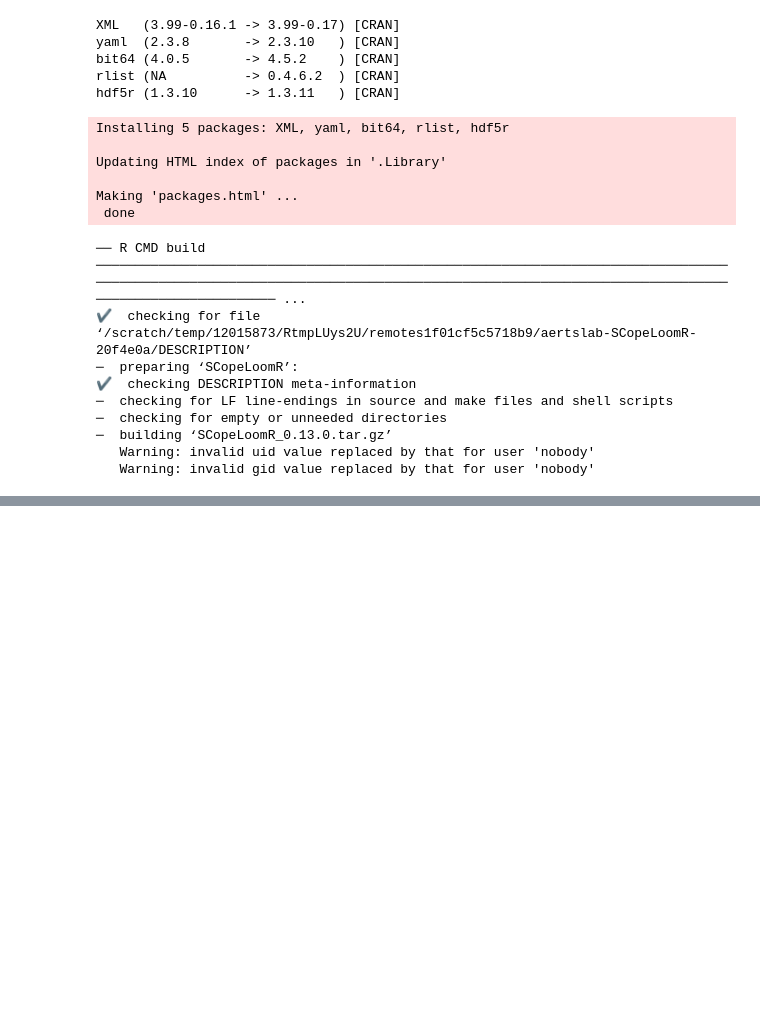
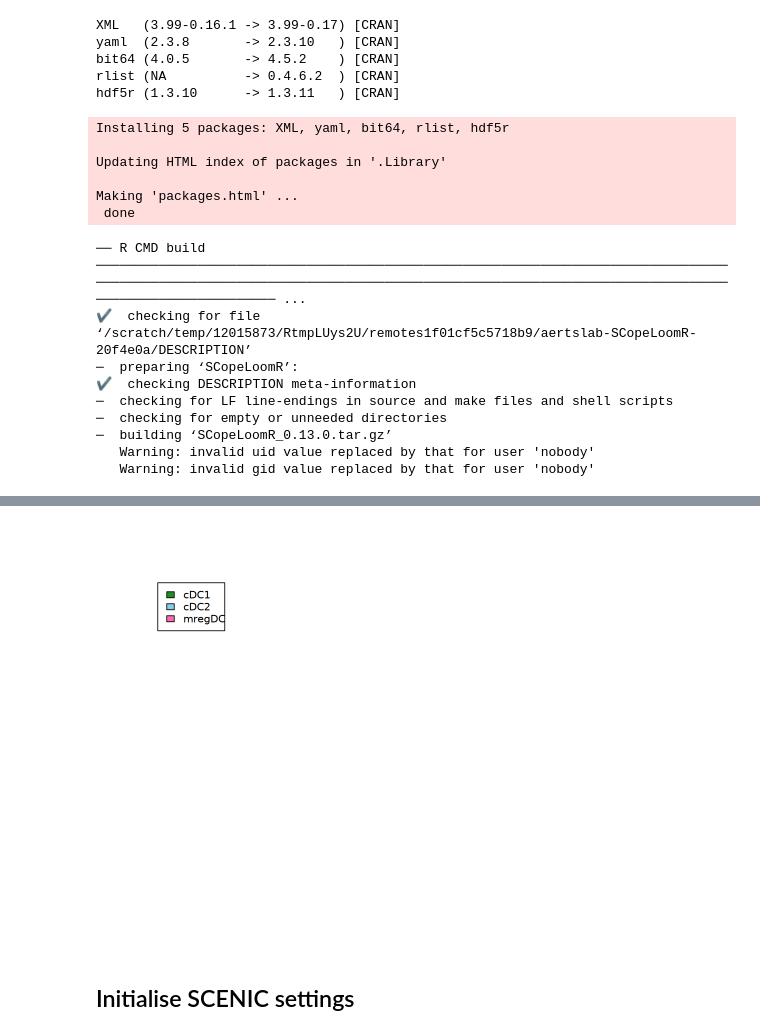
Before and after one commit to tuonglab/Nikita-project, a Jupyter notebook: notebooks/2024-12-20_SCENIC-R.ipynb, the cells around one changed output, grey strips where cells are left out. Cells and saved outputs as stored; diff of their text form; code cells hidden in the pictures; blank space fills up the shorter version.

```diff
--- a/notebooks/2024-12-20_SCENIC-R.ipynb
+++ b/notebooks/2024-12-20_SCENIC-R.ipynb
@@ -285,0 +291,7 @@ dbFiles <- c("https://resources.aertslab.org/cistarget/databases/homo_sapiens/hg
+# %%
+loom <- open_loom("SCENIC-DC-loom.loom")
+exprMat <- get_dgem(loom)
+cellInfo <- get_cell_annotation(loom)
+close_loom(loom)
+
+dim(exprMat)
@@ -285,0 +300,3 @@ dbFiles <- c("https://resources.aertslab.org/cistarget/databases/homo_sapiens/hg
+# %%
+cellInfo$nGene <- colSums(exprMat>0)
+head(cellInfo)
@@ -285,0 +313,3 @@ dbFiles <- c("https://resources.aertslab.org/cistarget/databases/homo_sapiens/hg
+# %%
+cellInfo <- data.frame(cellInfo)
+cbind(table(cellInfo$NR_annotations_simple))
@@ -285,0 +325,12 @@ dbFiles <- c("https://resources.aertslab.org/cistarget/databases/homo_sapiens/hg
+# %%
+# Color to assign to the variables (same format as for NMF::aheatmap)
+colVars <- list(NR_annotations_simple=c("cDC1"="forestgreen",
+                           "cDC2"="skyblue",
+                           "mregDC"="hotpink"))
+colVars$NR_annotations_simple <- colVars$NR_annotations_simple[intersect(names(colVars$NR_annotations_simple), cellInfo$NR_annotations_simple)]
+saveRDS(colVars, file="int/colVars.Rds")
+plot.new(); legend(0,1, fill=colVars$NR_annotations_simple, legend=names(colVars$NR_annotations_simple))
+# %% [output]
+[figure, added]
+# %% [markdown]
+## Initialise SCENIC settings
```
Also changed, not shown: parts of 11 cells of this notebook, 5 other files.
